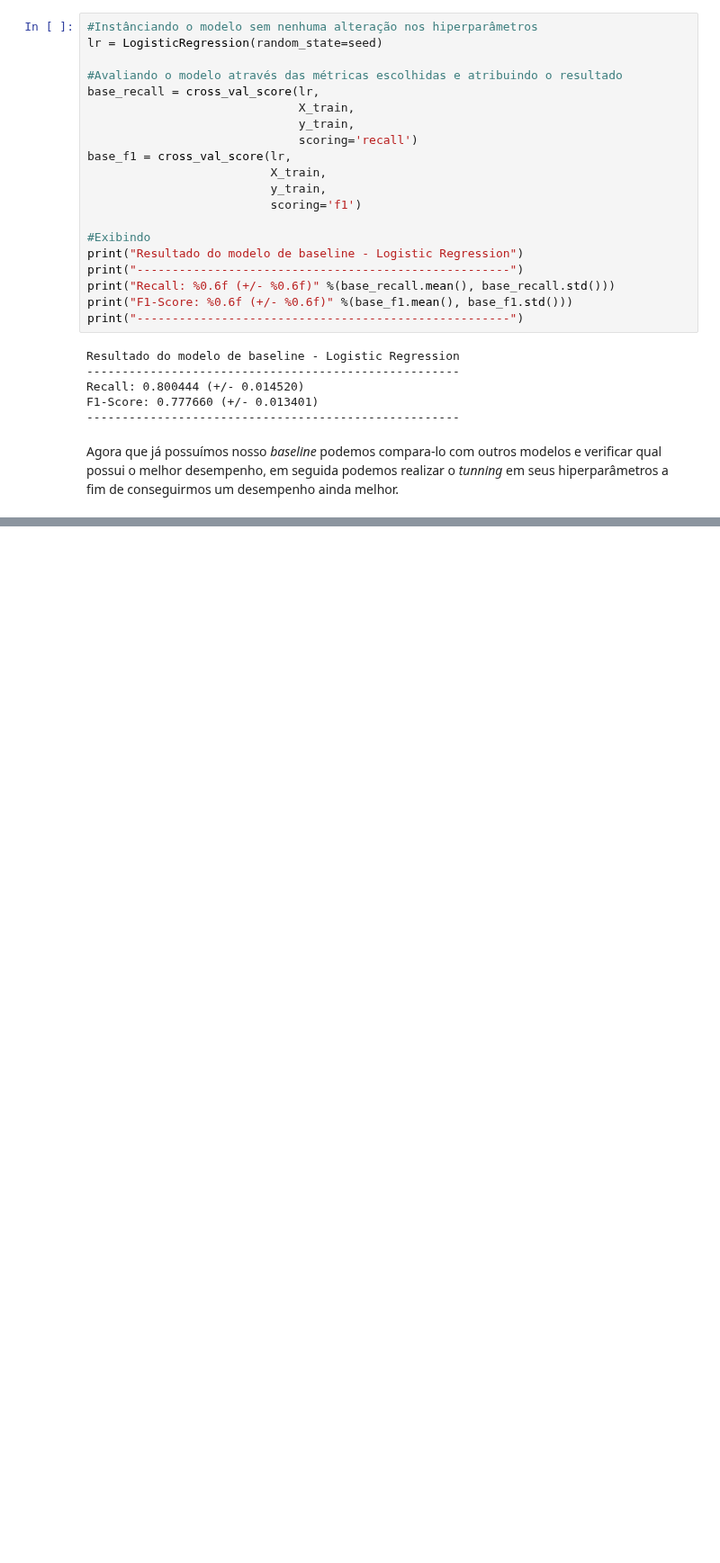
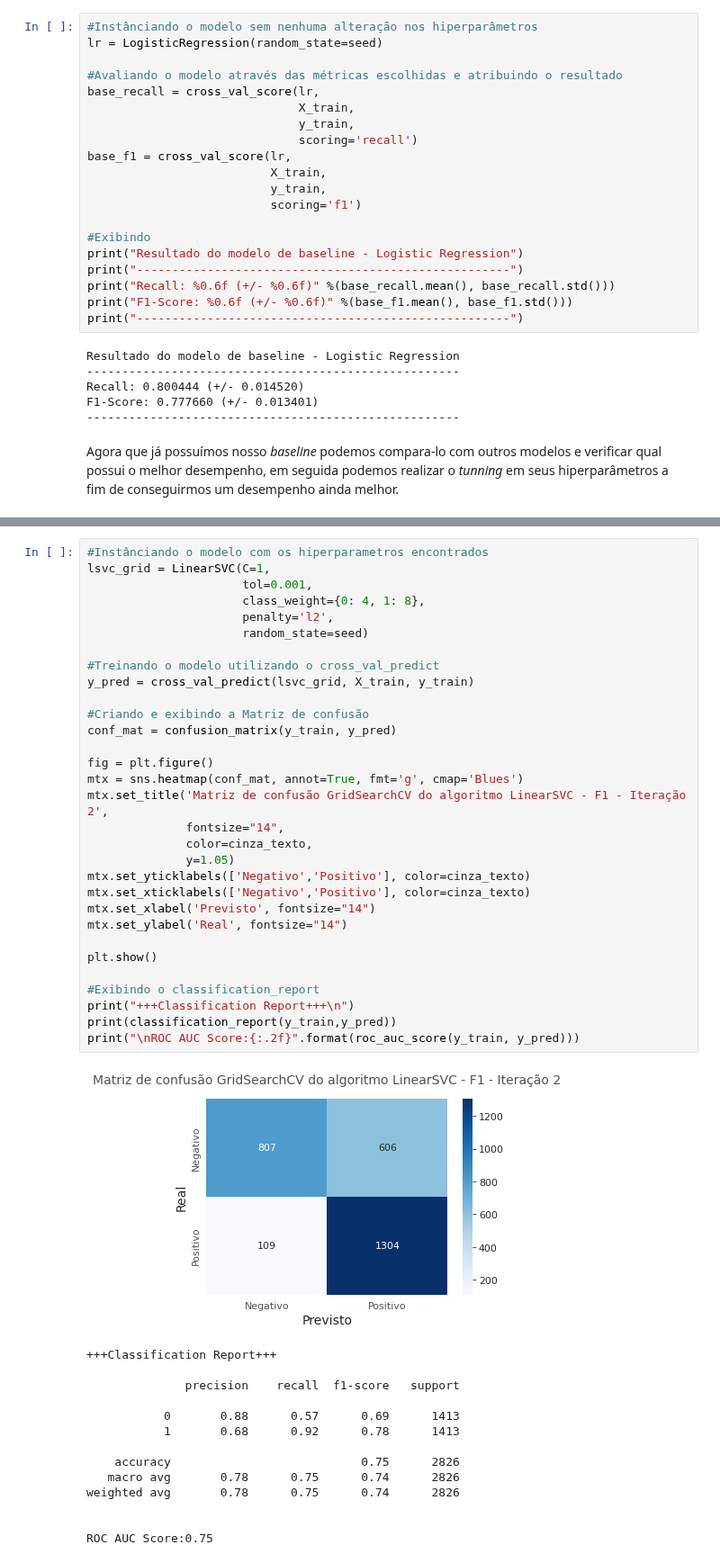
Before and after one commit to LuisCSGuimaraes/ChurnPrediction, a Jupyter notebook: Notebook/Churn Prediction.ipynb, the cells around one changed output, grey strips where cells are left out. Shown at 90% size. Saved outputs shown, nothing was run; the diff lists cells and outputs as text; blank space fills up the shorter version.

```diff
--- a/Notebook/Churn Prediction.ipynb
+++ b/Notebook/Churn Prediction.ipynb
@@ -1661,0 +1739,46 @@ warnings.filterwarnings('ignore')
+# %%
+#Instânciando o modelo com os hiperparametros encontrados
+lsvc_grid = LinearSVC(C=1,
+                      tol=0.001,
+                      class_weight={0: 4, 1: 8},
+                      penalty='l2',
+                      random_state=seed)
+
+#Treinando o modelo utilizando o cross_val_predict
+y_pred = cross_val_predict(lsvc_grid, X_train, y_train)
+
+#Criando e exibindo a Matriz de confusão
+conf_mat = confusion_matrix(y_train, y_pred)
+
+fig = plt.figure()
+mtx = sns.heatmap(conf_mat, annot=True, fmt='g', cmap='Blues')
+mtx.set_title('Matriz de confusão GridSearchCV do algoritmo LinearSVC - F1 - Iteração 2',
+              fontsize="14",
+              color=cinza_texto,
+              y=1.05)
+mtx.set_yticklabels(['Negativo','Positivo'], color=cinza_texto)
+mtx.set_xticklabels(['Negativo','Positivo'], color=cinza_texto)
+mtx.set_xlabel('Previsto', fontsize="14")
+mtx.set_ylabel('Real', fontsize="14")
+
+plt.show()
+
+#Exibindo o classification_report
+print("+++Classification Report+++\n")
+print(classification_report(y_train,y_pred))
+print("\nROC AUC Score:{:.2f}".format(roc_auc_score(y_train, y_pred)))
+# %% [output]
+[figure, added]
++++Classification Report+++
+
+              precision    recall  f1-score   support
+
+           0       0.88      0.57      0.69      1413
+           1       0.68      0.92      0.78      1413
+
+    accuracy                           0.75      2826
+   macro avg       0.78      0.75      0.74      2826
+weighted avg       0.78      0.75      0.74      2826
+
+
+ROC AUC Score:0.75
```
Also changed, not shown: parts of 42 cells of this notebook.
